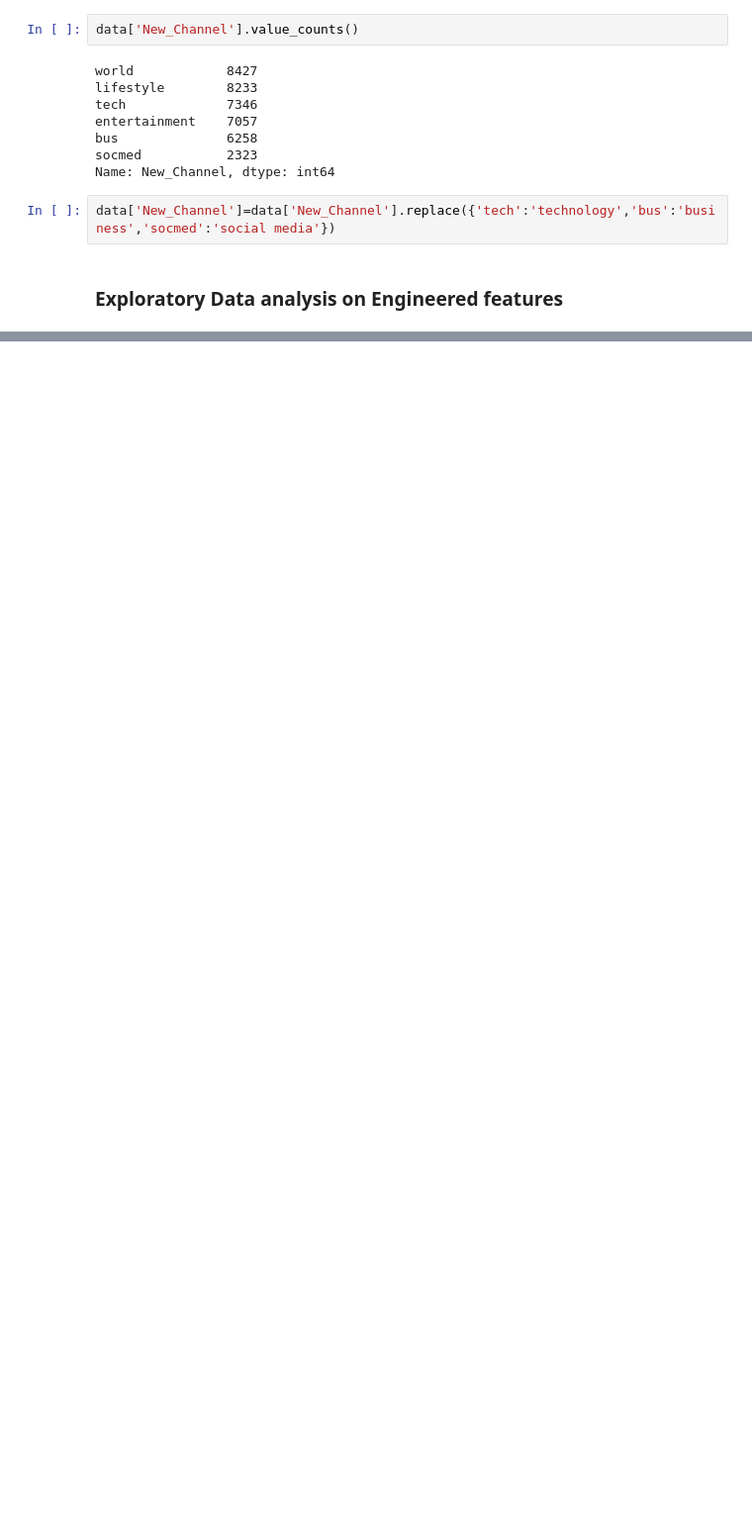
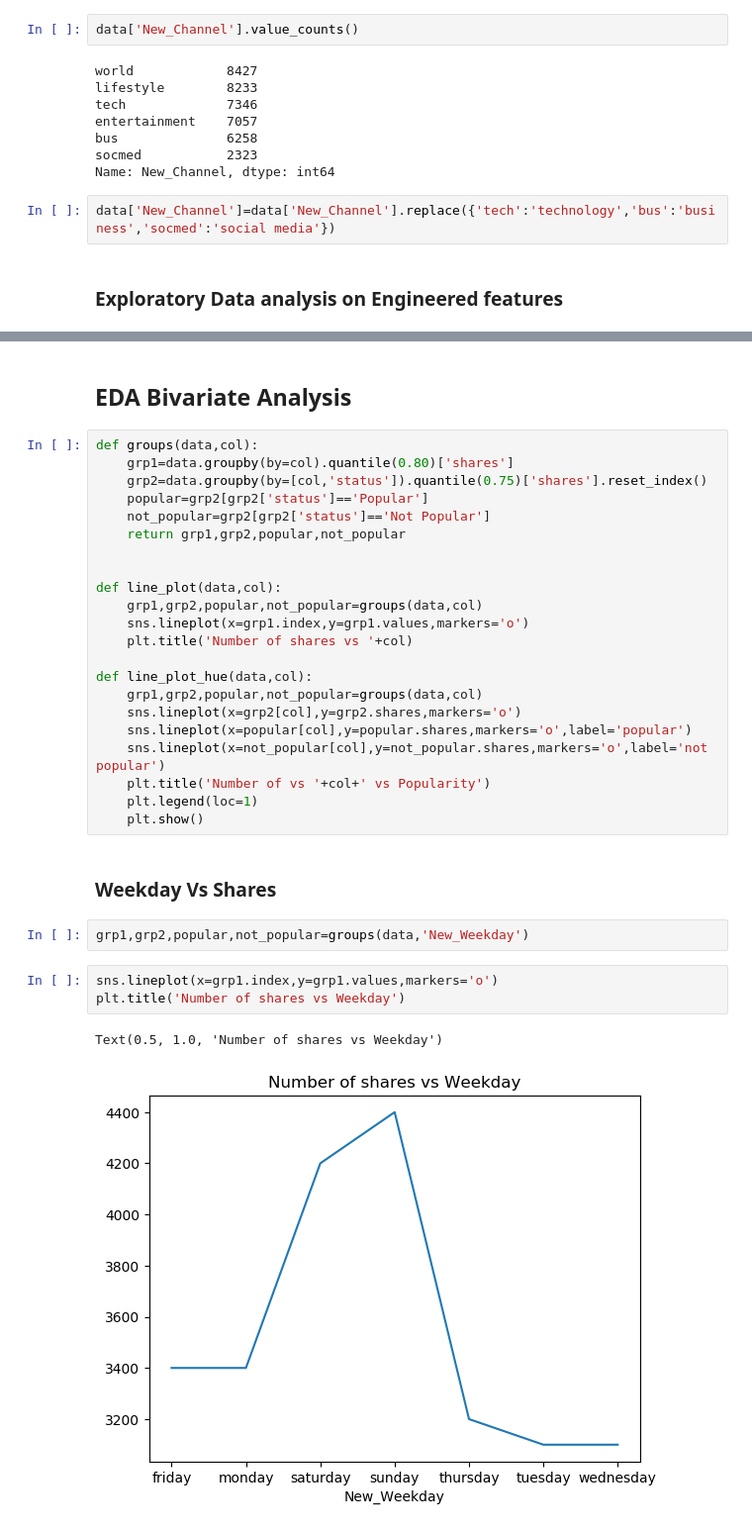
Before and after one commit to anirudh3832/Capstone_OnlineNewsPopularity, a Jupyter notebook: NewsPopularity_Anirudh_Workbook.ipynb, the cells around one changed output, grey strips where cells are left out. Shown at 99% size. Saved outputs shown, nothing was run; the diff lists cells and outputs as text; blank space fills up the shorter version.

```diff
--- a/NewsPopularity_Anirudh_Workbook.ipynb
+++ b/NewsPopularity_Anirudh_Workbook.ipynb
@@ -381,0 +368,34 @@ data.loc[data['shares']==496].head()
+# %% [markdown]
+## EDA Bivariate Analysis
+# %%
+def groups(data,col):
+    grp1=data.groupby(by=col).quantile(0.80)['shares']
+    grp2=data.groupby(by=[col,'status']).quantile(0.75)['shares'].reset_index()
+    popular=grp2[grp2['status']=='Popular']
+    not_popular=grp2[grp2['status']=='Not Popular']
+    return grp1,grp2,popular,not_popular
+
+
+def line_plot(data,col):
+    grp1,grp2,popular,not_popular=groups(data,col)
+    sns.lineplot(x=grp1.index,y=grp1.values,markers='o')
+    plt.title('Number of shares vs '+col)
+
+def line_plot_hue(data,col):
+    grp1,grp2,popular,not_popular=groups(data,col)
+    sns.lineplot(x=grp2[col],y=grp2.shares,markers='o')
+    sns.lineplot(x=popular[col],y=popular.shares,markers='o',label='popular')
+    sns.lineplot(x=not_popular[col],y=not_popular.shares,markers='o',label='not popular')
+    plt.title('Number of vs '+col+' vs Popularity')
+    plt.legend(loc=1)
+    plt.show()
+# %% [markdown]
+### Weekday Vs Shares
+# %%
+grp1,grp2,popular,not_popular=groups(data,'New_Weekday')
+# %%
+sns.lineplot(x=grp1.index,y=grp1.values,markers='o')
+plt.title('Number of shares vs Weekday')
+# %% [output]
+Text(0.5, 1.0, 'Number of shares vs Weekday')
+[figure, added]
```
Also changed, not shown: parts of 39 cells of this notebook, 1 other file.
